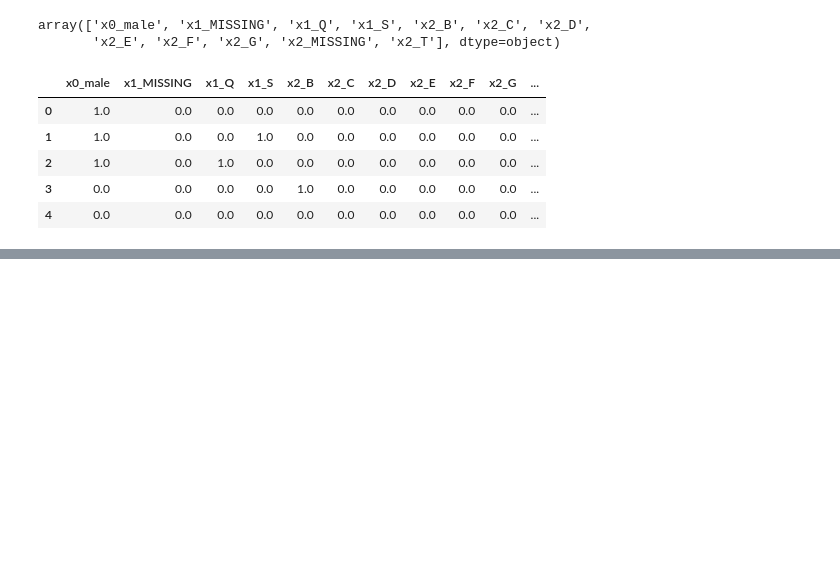
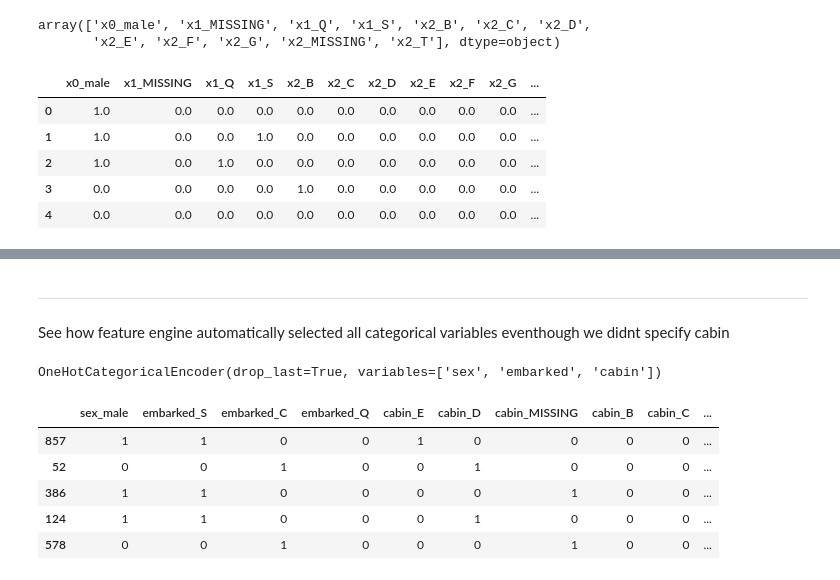
Before and after one commit to KarthikKothareddy/FeatureEngineering, a Jupyter notebook: categorical_variable_encoding.ipynb, the cells around one changed output, grey strips where cells are left out. Cells and saved outputs as stored; diff of their text form; code cells hidden in the pictures; blank space fills up the shorter version.

Commit message:
feature engine encoding

```diff
--- a/categorical_variable_encoding.ipynb
+++ b/categorical_variable_encoding.ipynb
@@ -215,0 +261,21 @@ tmp.head()
+# %% [markdown]
+----------------------------
+See how feature engine automatically selected all categorical variables eventhough we didnt specify cabin
+# %%
+encoder = OneHotCategoricalEncoder(
+    top_categories=None,
+    drop_last=True, # ensures k-1 encoding
+)
+encoder.fit(x_train.fillna("MISSING"))
+# %% [output]
+OneHotCategoricalEncoder(drop_last=True, variables=['sex', 'embarked', 'cabin'])
+# %%
+tmp = encoder.transform(x_train.fillna("MISSING"))
+tmp.head()
+# %% [output]
+|  | sex_male | embarked_S | embarked_C | embarked_Q | cabin_E | cabin_D | cabin_MISSING | cabin_B | cabin_C | ... |
+| 857 | 1 | 1 | 0 | 0 | 1 | 0 | 0 | 0 | 0 | ... |
+| 52 | 0 | 0 | 1 | 0 | 0 | 1 | 0 | 0 | 0 | ... |
+| 386 | 1 | 1 | 0 | 0 | 0 | 0 | 1 | 0 | 0 | ... |
+| 124 | 1 | 1 | 0 | 0 | 0 | 1 | 0 | 0 | 0 | ... |
+| 578 | 0 | 0 | 1 | 0 | 0 | 0 | 1 | 0 | 0 | ... |
```
Also changed, not shown: parts of 7 cells of this notebook.
